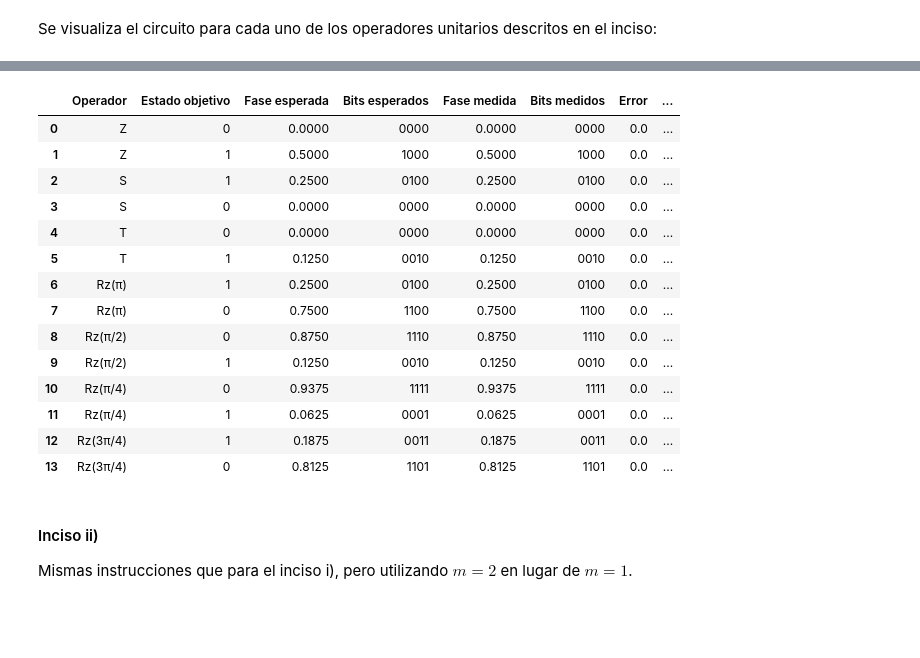
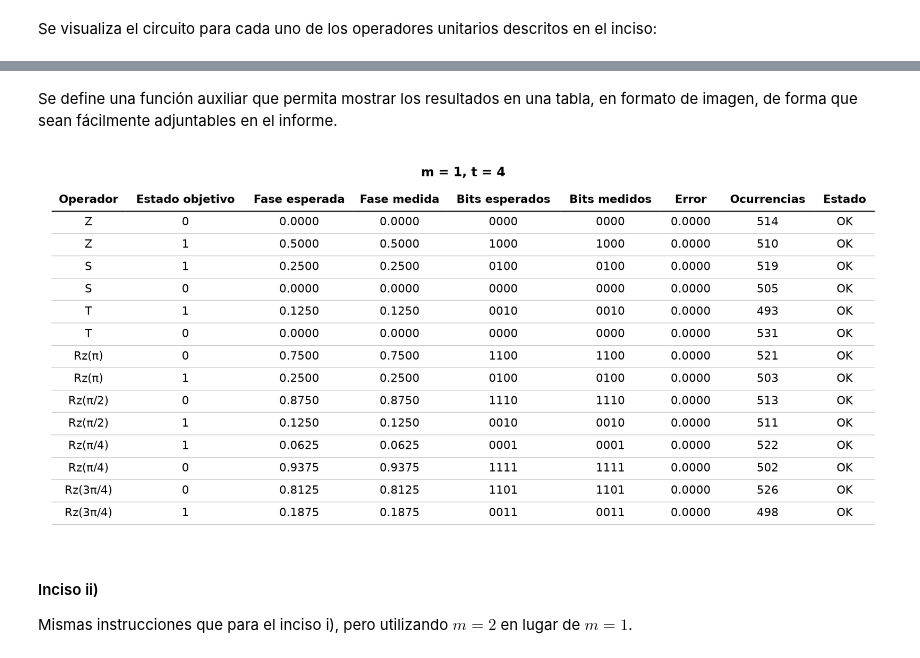
Before and after one commit to iroumec/qomputing-coursework, a Jupyter notebook: practicos/qpe.ipynb, the cells around one changed output, grey strips where cells are left out. Saved outputs shown, nothing was run; the diff lists cells and outputs as text; code cells hidden in the pictures; blank space fills up the shorter version.

Commit message:
Mejora de las notebooks y del informe

```diff
--- a/practicos/qpe.ipynb
+++ b/practicos/qpe.ipynb
@@ -255,3 +289,5 @@ def evaluate_qpe(m: int, t: int, shots: int = 1024, operators: list = unitary_ro
         results.extend(evaluate_operator(operator_name, m, t, shots))
 
     return pd.DataFrame(results)
+# %% [markdown]
+Se define una función auxiliar que permita mostrar los resultados en una tabla, en formato de imagen, de forma que sean fácilmente adjuntables en el informe.
@@ -258,26 +359,12 @@ def evaluate_qpe(m: int, t: int, shots: int = 1024, operators: list = unitary_ro
 # %%
 # Se establecen los parámetros.
 m = 1
 t = 4
 
 # Se evalúa el circuito.
-display(evaluate_qpe(m, t))
+show_table(evaluate_qpe(m, t), title=f"m = {m}, t = {t}")
 # %% [output]
-|  | Operador | Estado objetivo | Fase esperada | Bits esperados | Fase medida | Bits medidos | Error | ... |
-| 0 | Z | 0 | 0.0000 | 0000 | 0.0000 | 0000 | 0.0 | ... |
-| 1 | Z | 1 | 0.5000 | 1000 | 0.5000 | 1000 | 0.0 | ... |
-| 2 | S | 1 | 0.2500 | 0100 | 0.2500 | 0100 | 0.0 | ... |
-| 3 | S | 0 | 0.0000 | 0000 | 0.0000 | 0000 | 0.0 | ... |
-| 4 | T | 0 | 0.0000 | 0000 | 0.0000 | 0000 | 0.0 | ... |
-| 5 | T | 1 | 0.1250 | 0010 | 0.1250 | 0010 | 0.0 | ... |
-| 6 | Rz(π) | 1 | 0.2500 | 0100 | 0.2500 | 0100 | 0.0 | ... |
-| 7 | Rz(π) | 0 | 0.7500 | 1100 | 0.7500 | 1100 | 0.0 | ... |
-| 8 | Rz(π/2) | 0 | 0.8750 | 1110 | 0.8750 | 1110 | 0.0 | ... |
-| 9 | Rz(π/2) | 1 | 0.1250 | 0010 | 0.1250 | 0010 | 0.0 | ... |
-| 10 | Rz(π/4) | 0 | 0.9375 | 1111 | 0.9375 | 1111 | 0.0 | ... |
-| 11 | Rz(π/4) | 1 | 0.0625 | 0001 | 0.0625 | 0001 | 0.0 | ... |
-| 12 | Rz(3π/4) | 1 | 0.1875 | 0011 | 0.1875 | 0011 | 0.0 | ... |
-| 13 | Rz(3π/4) | 0 | 0.8125 | 1101 | 0.8125 | 1101 | 0.0 | ... |
+[figure, added]
 # %% [markdown]
 #### Inciso ii)
 
```
Also changed, not shown: parts of 15 cells of this notebook, 21 other files.
